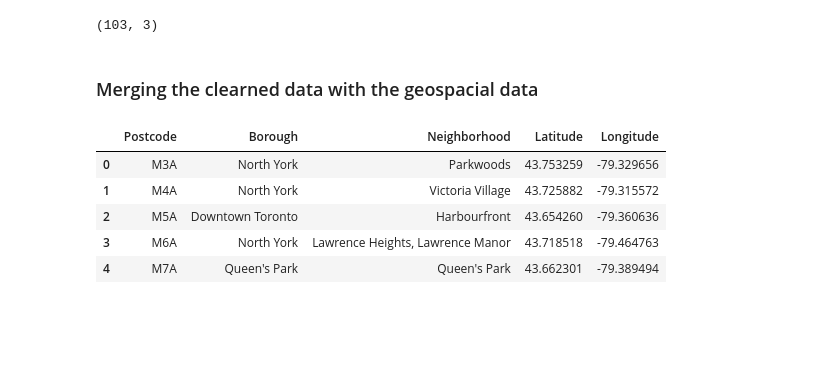
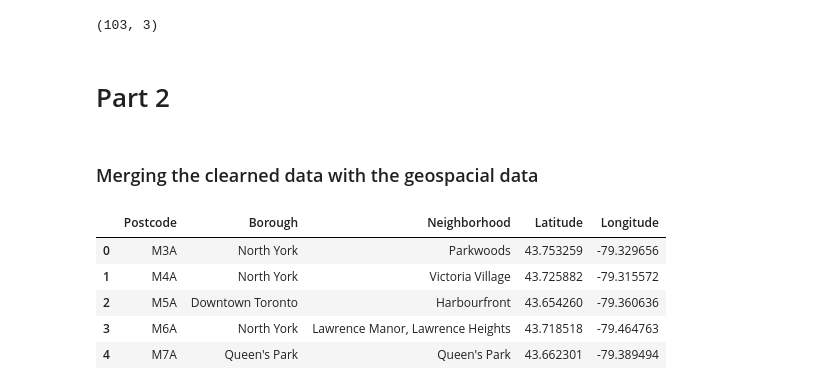
Before and after one commit to Jaskanwal/IBM-Data-Science-Professional-Certificate, a Jupyter notebook: SegmentingAndClusteringNeighborhoodsInToronto.ipynb, the cells around one changed output. Saved outputs shown, nothing was run; the diff lists cells and outputs as text; code cells hidden in the pictures; blank space fills up the shorter version.

```diff
--- a/SegmentingAndClusteringNeighborhoodsInToronto.ipynb
+++ b/SegmentingAndClusteringNeighborhoodsInToronto.ipynb
@@ -54,17 +65,20 @@ df_cleaned.head(5)
 df_cleaned.shape
 # %% [output]
 (103, 3)
+# %% [markdown]
+# Part 2
 # %% [markdown]
 ### Merging the clearned data with the geospacial data
 # %%
 geospacial=pd.read_csv('http://cocl.us/Geospatial_data')
 Merged_df=pd.merge(df_cleaned,geospacial,left_on='Postcode',right_on='Postal Code')
 Merged_df.drop('Postal Code',inplace=True,axis=1)
-Merged_df.head()
-# %% [output]
-|  | Postcode | Borough | Neighborhood | Latitude | Longitude |
-| 0 | M3A | North York | Parkwoods | 43.753259 | -79.329656 |
-| 1 | M4A | North York | Victoria Village | 43.725882 | -79.315572 |
-| 2 | M5A | Downtown Toronto | Harbourfront | 43.654260 | -79.360636 |
-| 3 | M6A | North York | Lawrence Heights, Lawrence Manor | 43.718518 | -79.464763 |
-| 4 | M7A | Queen's Park | Queen's Park | 43.662301 | -79.389494 |
+# %%
+Merged_df.head(5)
+# %% [output]
+|  | Postcode | Borough | Neighborhood | Latitude | Longitude |
+| 0 | M3A | North York | Parkwoods | 43.753259 | -79.329656 |
+| 1 | M4A | North York | Victoria Village | 43.725882 | -79.315572 |
+| 2 | M5A | Downtown Toronto | Harbourfront | 43.654260 | -79.360636 |
+| 3 | M6A | North York | Lawrence Manor, Lawrence Heights | 43.718518 | -79.464763 |
+| 4 | M7A | Queen's Park | Queen's Park | 43.662301 | -79.389494 |
```
Also changed, not shown: parts of 23 cells of this notebook.
